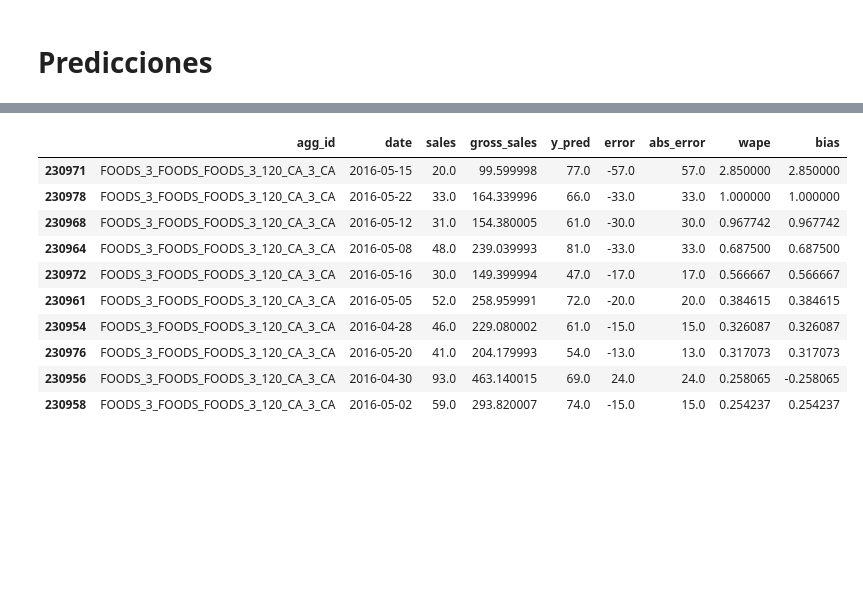
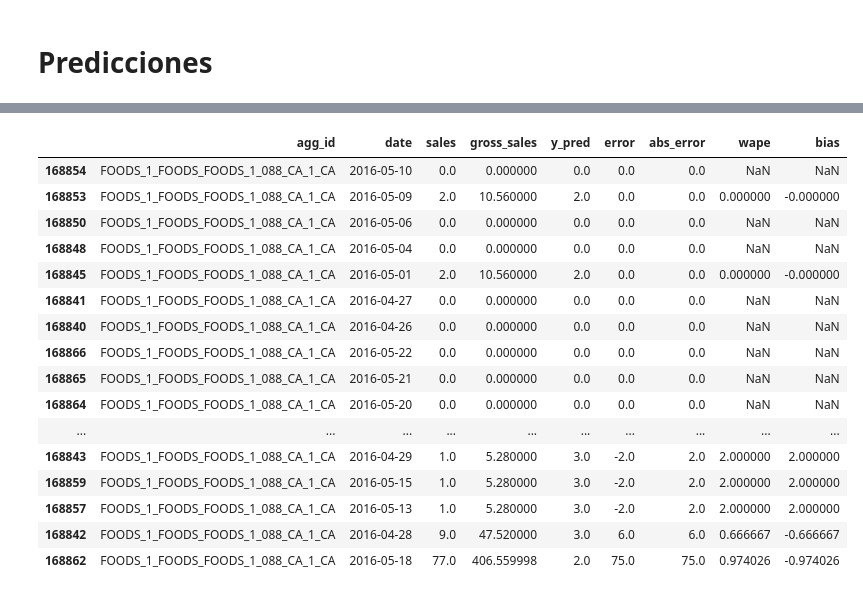
Before and after one commit to njimenez94/forecast-tfm, a Jupyter notebook: notebooks/03_predictions.ipynb, the cells around one changed output, grey strips where cells are left out. Drawn from its saved outputs; the diff is of its cells as text; code cells hidden in the pictures; blank space fills up the shorter version.

```diff
--- a/notebooks/03_predictions.ipynb
+++ b/notebooks/03_predictions.ipynb
@@ -146,15 +146,21 @@ df_metrics.head(10)
 # %%
-df_pred.query('agg_id == "FOODS_3_FOODS_FOODS_3_120_CA_3_CA"').nlargest(10, 'wape')
+df_pred.query('agg_id == "FOODS_1_FOODS_FOODS_1_088_CA_1_CA"')
 # %% [output]
 |  | agg_id | date | sales | gross_sales | y_pred | error | abs_error | wape | bias |
-| 230971 | FOODS_3_FOODS_FOODS_3_120_CA_3_CA | 2016-05-15 | 20.0 | 99.599998 | 77.0 | -57.0 | 57.0 | 2.850000 | 2.850000 |
-| 230978 | FOODS_3_FOODS_FOODS_3_120_CA_3_CA | 2016-05-22 | 33.0 | 164.339996 | 66.0 | -33.0 | 33.0 | 1.000000 | 1.000000 |
-| 230968 | FOODS_3_FOODS_FOODS_3_120_CA_3_CA | 2016-05-12 | 31.0 | 154.380005 | 61.0 | -30.0 | 30.0 | 0.967742 | 0.967742 |
-| 230964 | FOODS_3_FOODS_FOODS_3_120_CA_3_CA | 2016-05-08 | 48.0 | 239.039993 | 81.0 | -33.0 | 33.0 | 0.687500 | 0.687500 |
-| 230972 | FOODS_3_FOODS_FOODS_3_120_CA_3_CA | 2016-05-16 | 30.0 | 149.399994 | 47.0 | -17.0 | 17.0 | 0.566667 | 0.566667 |
-| 230961 | FOODS_3_FOODS_FOODS_3_120_CA_3_CA | 2016-05-05 | 52.0 | 258.959991 | 72.0 | -20.0 | 20.0 | 0.384615 | 0.384615 |
-| 230954 | FOODS_3_FOODS_FOODS_3_120_CA_3_CA | 2016-04-28 | 46.0 | 229.080002 | 61.0 | -15.0 | 15.0 | 0.326087 | 0.326087 |
-| 230976 | FOODS_3_FOODS_FOODS_3_120_CA_3_CA | 2016-05-20 | 41.0 | 204.179993 | 54.0 | -13.0 | 13.0 | 0.317073 | 0.317073 |
-| 230956 | FOODS_3_FOODS_FOODS_3_120_CA_3_CA | 2016-04-30 | 93.0 | 463.140015 | 69.0 | 24.0 | 24.0 | 0.258065 | -0.258065 |
-| 230958 | FOODS_3_FOODS_FOODS_3_120_CA_3_CA | 2016-05-02 | 59.0 | 293.820007 | 74.0 | -15.0 | 15.0 | 0.254237 | 0.254237 |
+| 168854 | FOODS_1_FOODS_FOODS_1_088_CA_1_CA | 2016-05-10 | 0.0 | 0.000000 | 0.0 | 0.0 | 0.0 | NaN | NaN |
+| 168853 | FOODS_1_FOODS_FOODS_1_088_CA_1_CA | 2016-05-09 | 2.0 | 10.560000 | 2.0 | 0.0 | 0.0 | 0.000000 | -0.000000 |
+| 168850 | FOODS_1_FOODS_FOODS_1_088_CA_1_CA | 2016-05-06 | 0.0 | 0.000000 | 0.0 | 0.0 | 0.0 | NaN | NaN |
+| 168848 | FOODS_1_FOODS_FOODS_1_088_CA_1_CA | 2016-05-04 | 0.0 | 0.000000 | 0.0 | 0.0 | 0.0 | NaN | NaN |
+| 168845 | FOODS_1_FOODS_FOODS_1_088_CA_1_CA | 2016-05-01 | 2.0 | 10.560000 | 2.0 | 0.0 | 0.0 | 0.000000 | -0.000000 |
+| 168841 | FOODS_1_FOODS_FOODS_1_088_CA_1_CA | 2016-04-27 | 0.0 | 0.000000 | 0.0 | 0.0 | 0.0 | NaN | NaN |
+| 168840 | FOODS_1_FOODS_FOODS_1_088_CA_1_CA | 2016-04-26 | 0.0 | 0.000000 | 0.0 | 0.0 | 0.0 | NaN | NaN |
+| 168866 | FOODS_1_FOODS_FOODS_1_088_CA_1_CA | 2016-05-22 | 0.0 | 0.000000 | 0.0 | 0.0 | 0.0 | NaN | NaN |
+| 168865 | FOODS_1_FOODS_FOODS_1_088_CA_1_CA | 2016-05-21 | 0.0 | 0.000000 | 0.0 | 0.0 | 0.0 | NaN | NaN |
+| 168864 | FOODS_1_FOODS_FOODS_1_088_CA_1_CA | 2016-05-20 | 0.0 | 0.000000 | 0.0 | 0.0 | 0.0 | NaN | NaN |
+| ... | ... | ... | ... | ... | ... | ... | ... | ... | ... |
+| 168843 | FOODS_1_FOODS_FOODS_1_088_CA_1_CA | 2016-04-29 | 1.0 | 5.280000 | 3.0 | -2.0 | 2.0 | 2.000000 | 2.000000 |
+| 168859 | FOODS_1_FOODS_FOODS_1_088_CA_1_CA | 2016-05-15 | 1.0 | 5.280000 | 3.0 | -2.0 | 2.0 | 2.000000 | 2.000000 |
+| 168857 | FOODS_1_FOODS_FOODS_1_088_CA_1_CA | 2016-05-13 | 1.0 | 5.280000 | 3.0 | -2.0 | 2.0 | 2.000000 | 2.000000 |
+| 168842 | FOODS_1_FOODS_FOODS_1_088_CA_1_CA | 2016-04-28 | 9.0 | 47.520000 | 3.0 | 6.0 | 6.0 | 0.666667 | -0.666667 |
+| 168862 | FOODS_1_FOODS_FOODS_1_088_CA_1_CA | 2016-05-18 | 77.0 | 406.559998 | 2.0 | 75.0 | 75.0 | 0.974026 | -0.974026 |
 # %%
```
Also changed, not shown: parts of 9 cells of this notebook, 6 other files.
